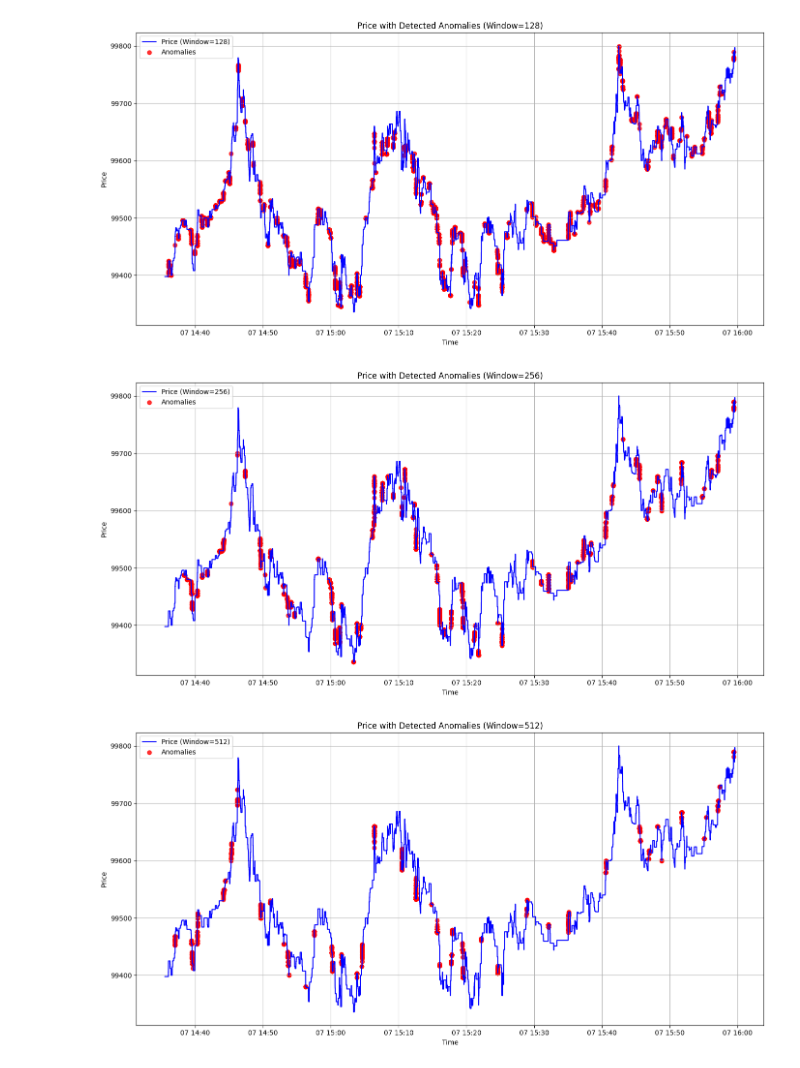
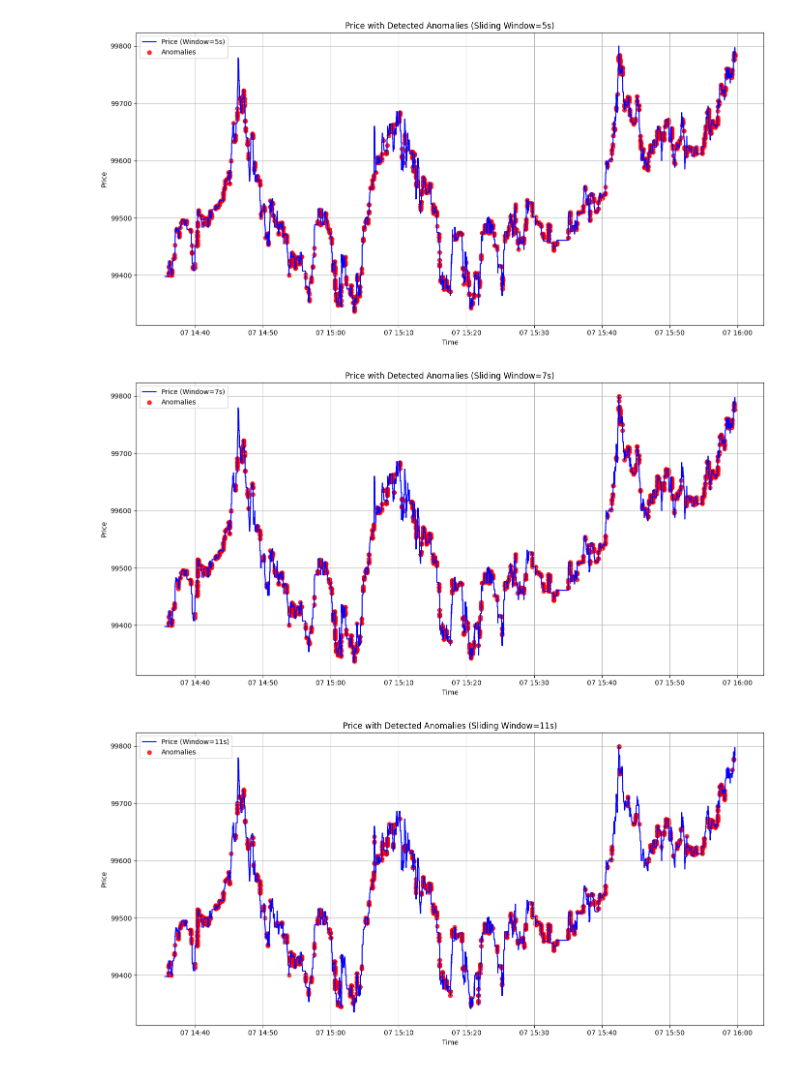
Before and after one commit to KarolSekscinski/anomaly-detection, a Jupyter notebook: ProcessorSpark/sandbox/explore_anomalies.ipynb, the cells around one changed output. Cells and saved outputs as stored; diff of their text form; code cells hidden in the pictures.

```diff
--- a/ProcessorSpark/sandbox/explore_anomalies.ipynb
+++ b/ProcessorSpark/sandbox/explore_anomalies.ipynb
@@ -65,9 +113,25 @@ plt.show()
 # %%
-# Function to calculate rolling Z-score
-def detect_anomalies(dataframe, column, window_size, threshold):
-    rolling_mean = dataframe[column].rolling(window=window_size).mean()
-    rolling_std = dataframe[column].rolling(window=window_size).std()
+def detect_anomalies_sliding_window(dataframe, column, window_size_seconds, threshold):
+    """
+    Detect anomalies using z-scores, applying a sliding window where the rolling window is based on seconds.
+
+    :param dataframe: Input DataFrame with a time-based index
+    :param column: Column name to analyze
+    :param window_size_seconds: Sliding window size in seconds
+    :param threshold: Z-score threshold for anomaly detection
+    :return: Boolean Series indicating anomalies
+    """
+    # Convert window size in seconds to appropriate rolling window
+    window = f"{window_size_seconds}s"
+
+    # Apply rolling method with sliding window
+    rolling_mean = dataframe[column].rolling(window=window, min_periods=1, closed='both').mean()
+    rolling_std = dataframe[column].rolling(window=window, min_periods=1, closed='both').std()
+
+    # Calculate z-scores
     z_scores = (dataframe[column] - rolling_mean) / rolling_std
+
+    # Identify anomalies
     anomalies = np.abs(z_scores) > threshold
     return anomalies
 # %%
@@ -75,8 +139,8 @@ def detect_anomalies(dataframe, column, window_size, threshold):
 anomalies_summary = {}
 
 for window in window_sizes:
-    anomalies_price = detect_anomalies(df, 'price', window, z_score_threshold)
-    anomalies_volume = detect_anomalies(df, 'volume', window, z_score_threshold)
+    anomalies_price = detect_anomalies_sliding_window(df, 'price', window, z_score_threshold)
+    anomalies_volume = detect_anomalies_sliding_window(df, 'volume', window, z_score_threshold)
 
     # Count anomalies
     anomalies_count = {
@@ -125,19 +191,20 @@ plt.show()
 # %%
 stats_table = []
-def plot_anomalies_per_window(df, column, window_sizes, z_score_threshold):
-    for window_size in window_sizes:
-        # Detect anomalies
-        anomalies = detect_anomalies(df, column, window_size, z_score_threshold)
+def plot_anomalies_per_window_sliding(df, column, window_sizes_seconds, z_score_threshold):
+    for window_size in window_sizes_seconds:
+        # Detect anomalies using sliding window
+        anomalies = detect_anomalies_sliding_window(df, column, window_size, z_score_threshold)
         anomaly_points = df[column][anomalies]  # Get anomaly values
-        stat = f"Anomaly Count for {window_size}: {len(anomaly_points)};  {int(len(anomaly_points)/len(df)*100)}%"
+        stat = f"Anomaly Count for {window_size}s: {len(anomaly_points)}; {int(len(anomaly_points) / len(df) * 100)}%"
         stats_table.append(stat)
+
         # Plot the original data with anomalies
         plt.figure(figsize=(14, 7))
-        plt.plot(df.index, df[column], label=f'{column.capitalize()} (Window={window_size})', color='blue', linewidth=1.5)
+        plt.plot(df.index, df[column], label=f'{column.capitalize()} (Window={window_size}s)', color='blue', linewidth=1.5)
         plt.scatter(anomaly_points.index, anomaly_points, label=f'Anomalies', color='red', alpha=0.8)
 
         # Add plot details
-        plt.title(f"{column.capitalize()} with Detected Anomalies (Window={window_size})")
+        plt.title(f"{column.capitalize()} with Detected Anomalies (Sliding Window={window_size}s)")
         plt.xlabel("Time")
         plt.ylabel(column.capitalize())
         plt.grid(True)
@@ -146,5 +213,5 @@ def plot_anomalies_per_window(df, column, window_sizes, z_score_threshold):
         plt.show()
 
 # Example usage: Create separate plots for each window size
-plot_anomalies_per_window(df, "price", window_sizes, z_score_threshold)
+plot_anomalies_per_window_sliding(df, "price", window_sizes, z_score_threshold)
 # %% [output]
@@ -153,3 +220,3 @@ plot_anomalies_per_window(df, "price", window_sizes, z_score_threshold)
-[figure, old version]
+[figure, new version]
-[figure, old version]
+[figure, new version]
-[figure, old version]
+[figure, new version]
```
Also changed, not shown: parts of 11 cells of this notebook, 3 other files.
